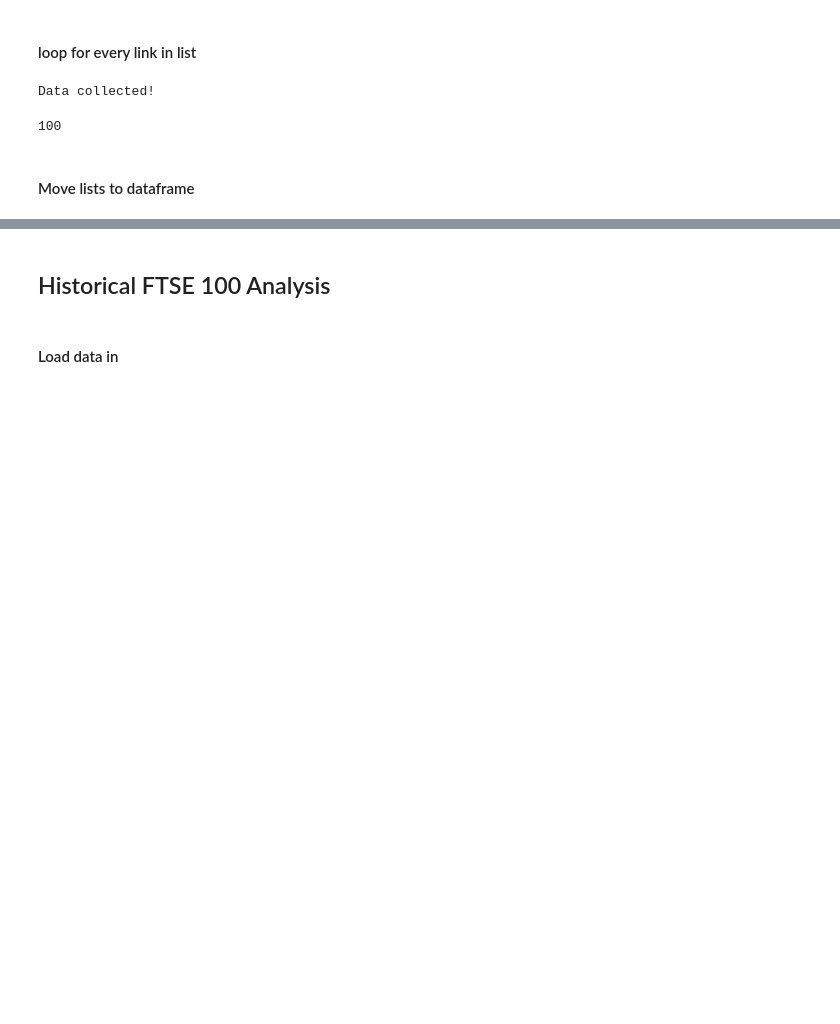
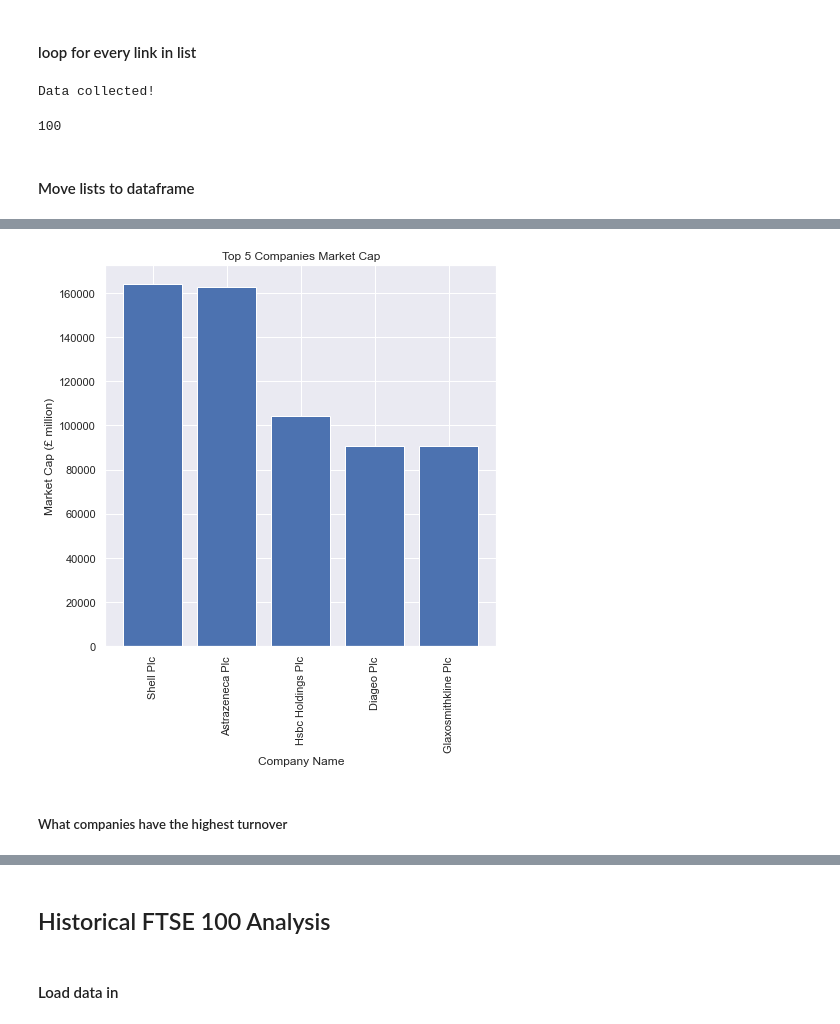
Before and after one commit to aaAbdulkadir/DataPortfolio, a Jupyter notebook: beautifulsoup.ipynb, the cells around one changed output, grey strips where cells are left out. Saved outputs shown, nothing was run; the diff lists cells and outputs as text; code cells hidden in the pictures; blank space fills up the shorter version.

```diff
--- a/beautifulsoup.ipynb
+++ b/beautifulsoup.ipynb
@@ -461,0 +424,3 @@ query_result.head(1)
+# %%
+# change issue date to datetime format
+df['Issue Date'] = pd.to_datetime(df['Issue Date'])
@@ -461,0 +437,7 @@ query_result.head(1)
+# %%
+# get the name without the codes at the end
+def rename(link):
+    semi_cleaned_name = link[6:]
+    x = semi_cleaned_name.find('/') + 1
+    cleaned_name = semi_cleaned_name[x:].replace('-', ' ').title()
+    return cleaned_name
@@ -461,0 +464,3 @@ query_result.head(1)
+# %%
+daily_FTSE['Company Name'] = pd.DataFrame([rename(x) for x in final_link_list])
+daily_FTSE
@@ -461,0 +535,2 @@ query_result.head(1)
+# %%
+top_5_mc = daily_FTSE.pivot_table('Market Cap (million)', index='Company Name', aggfunc='sum').sort_values(by='Market Cap (million)', ascending=False).reset_index().head(5)
@@ -461,0 +546,25 @@ query_result.head(1)
+# %%
+import matplotlib.pyplot as plt
+import seaborn as sns
+
+# set seaborn theme
+sns.set_theme()
+
+# plot a bar chart
+plt.figure(figsize=(7,7))
+
+mc_x = top_5_mc['Company Name']
+mc_y = top_5_mc['Market Cap (million)']
+
+plt.xlabel('Company Name')
+plt.ylabel('Market Cap (£ million)')
+plt.title('Top 5 Companies Market Cap')
+
+plt.xticks(rotation=90)
+
+plt.bar(mc_x, mc_y)
+plt.show()
+# %% [output]
+[figure, added]
+# %% [markdown]
+##### What companies have the highest turnover
```
Also changed, not shown: parts of 63 cells of this notebook.
